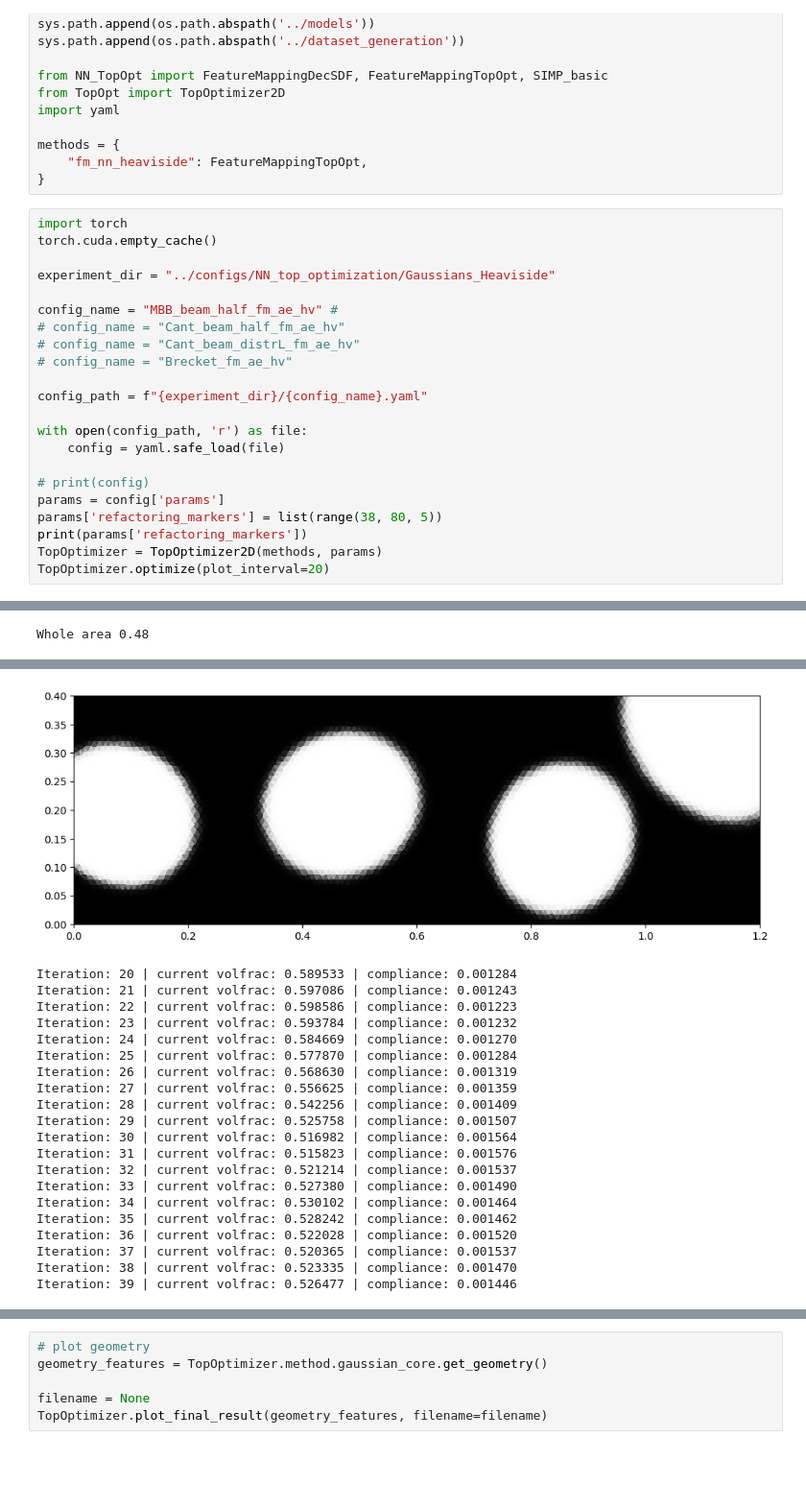
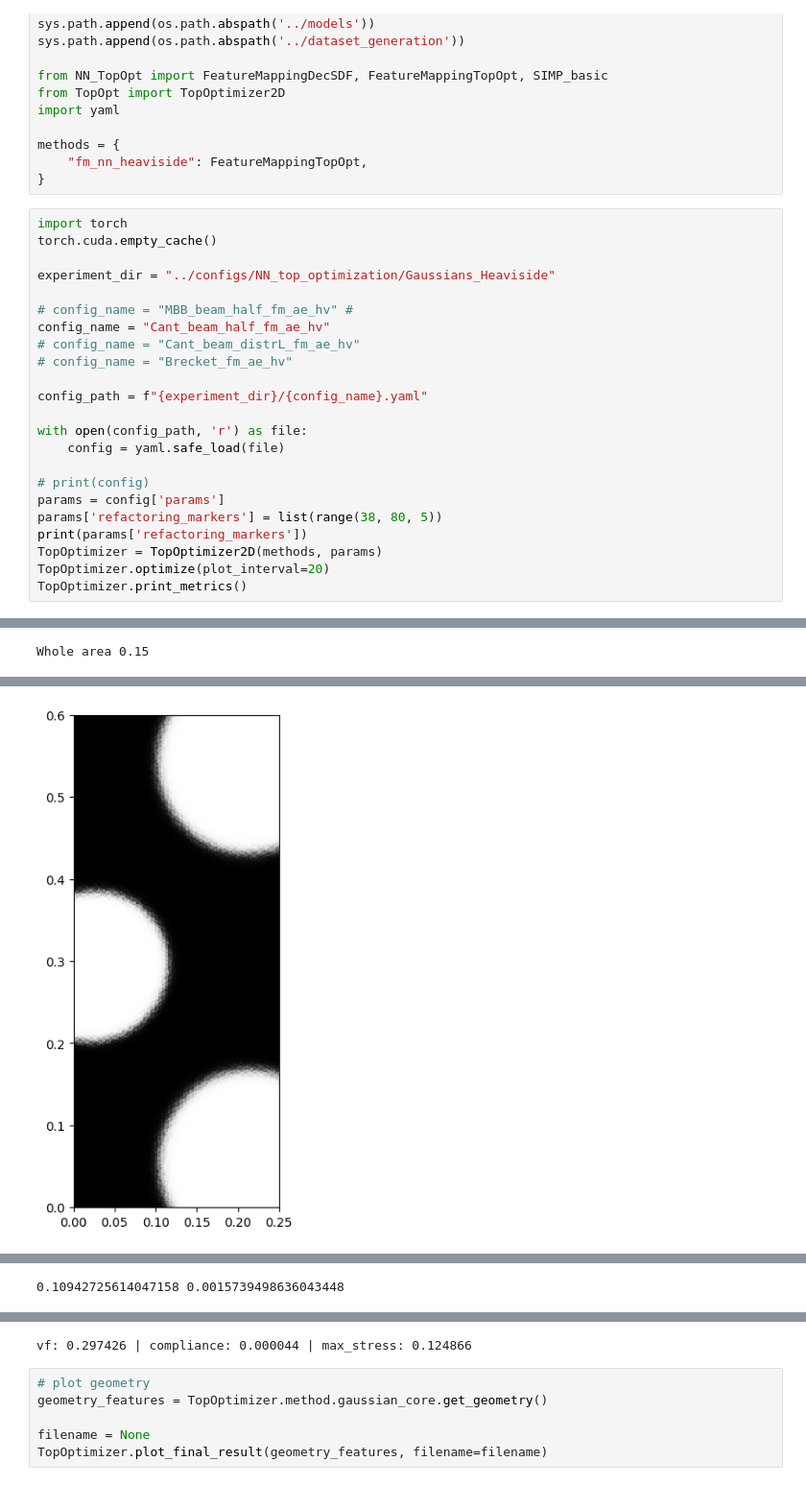
Before and after one commit to Alexander19970212/NHSDF-TOp, a Jupyter notebook: NN_TopOpt/Ellipses_examples.ipynb, the cells around one changed output, grey strips where cells are left out. Shown at 96% size. Drawn from its saved outputs; the diff is of its cells as text; blank space fills up the shorter version.

```diff
--- a/NN_TopOpt/Ellipses_examples.ipynb
+++ b/NN_TopOpt/Ellipses_examples.ipynb
@@ -19,8 +19,8 @@ torch.cuda.empty_cache()
 
 experiment_dir = "../configs/NN_top_optimization/Gaussians_Heaviside"
 
-config_name = "MBB_beam_half_fm_ae_hv" #
-# config_name = "Cant_beam_half_fm_ae_hv"
+# config_name = "MBB_beam_half_fm_ae_hv" #
+config_name = "Cant_beam_half_fm_ae_hv"
 # config_name = "Cant_beam_distrL_fm_ae_hv"
 # config_name = "Brecket_fm_ae_hv"
 
@@ -35,5 +35,6 @@ params['refactoring_markers'] = list(range(38, 80, 5))
 print(params['refactoring_markers'])
 TopOptimizer = TopOptimizer2D(methods, params)
 TopOptimizer.optimize(plot_interval=20)
+TopOptimizer.print_metrics()
 # %% [output]
 [38, 43, 48, 53, 58, 63, 68, 73, 78]
@@ -45,2 +46,2 @@ Info    : Done reading '../test_problems/MBB_beam_half.msh'
 Compute areas ...
-Whole area 0.48
+Whole area 0.15
@@ -64,21 +69 @@ Iteration: 19 | current volfrac: 0.586988 | compliance: 0.001308
-[figure, old version]
+[figure, new version]
-Iteration: 20 | current volfrac: 0.589533 | compliance: 0.001284
-Iteration: 21 | current volfrac: 0.597086 | compliance: 0.001243
-Iteration: 22 | current volfrac: 0.598586 | compliance: 0.001223
-Iteration: 23 | current volfrac: 0.593784 | compliance: 0.001232
-Iteration: 24 | current volfrac: 0.584669 | compliance: 0.001270
-Iteration: 25 | current volfrac: 0.577870 | compliance: 0.001284
-Iteration: 26 | current volfrac: 0.568630 | compliance: 0.001319
-Iteration: 27 | current volfrac: 0.556625 | compliance: 0.001359
-Iteration: 28 | current volfrac: 0.542256 | compliance: 0.001409
-Iteration: 29 | current volfrac: 0.525758 | compliance: 0.001507
-Iteration: 30 | current volfrac: 0.516982 | compliance: 0.001564
-Iteration: 31 | current volfrac: 0.515823 | compliance: 0.001576
-Iteration: 32 | current volfrac: 0.521214 | compliance: 0.001537
-Iteration: 33 | current volfrac: 0.527380 | compliance: 0.001490
-Iteration: 34 | current volfrac: 0.530102 | compliance: 0.001464
-Iteration: 35 | current volfrac: 0.528242 | compliance: 0.001462
-Iteration: 36 | current volfrac: 0.522028 | compliance: 0.001520
-Iteration: 37 | current volfrac: 0.520365 | compliance: 0.001537
-Iteration: 38 | current volfrac: 0.523335 | compliance: 0.001470
-Iteration: 39 | current volfrac: 0.526477 | compliance: 0.001446
@@ -127,0 +133 @@ Iteration: 79 | current volfrac: 0.456095 | compliance: 0.001817
+0.10942725614047158 0.0015739498636043448
@@ -129,3 +135,4 @@ Iteration: 79 | current volfrac: 0.456095 | compliance: 0.001817
+vf: 0.297426 | compliance: 0.000044 | max_stress: 0.124866
 # %%
 # plot geometry
 geometry_features = TopOptimizer.method.gaussian_core.get_geometry()
```
Also changed, not shown: parts of 1 cell of this notebook, 19 other files.
